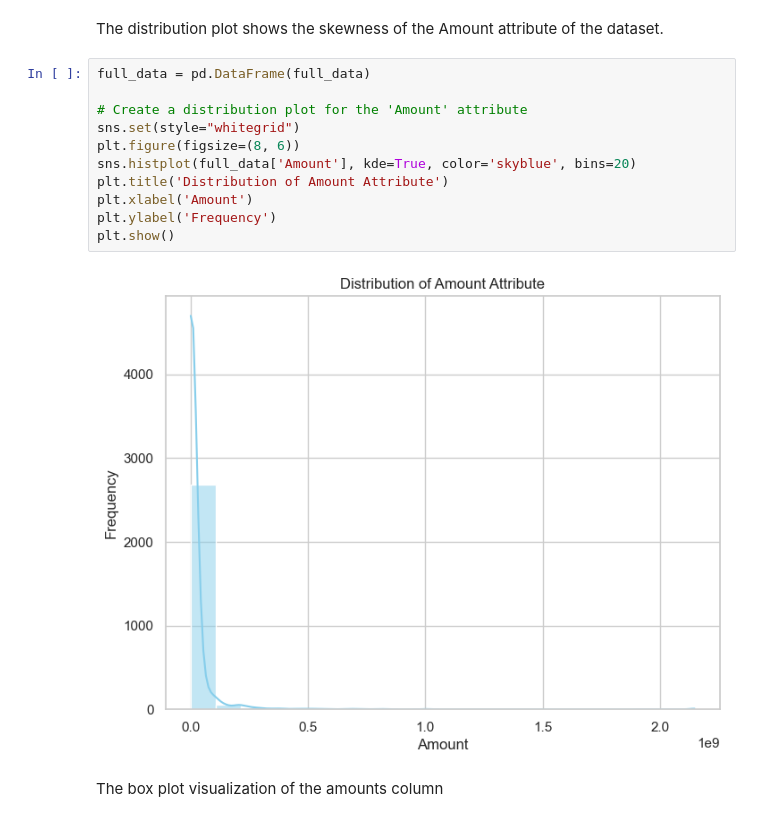
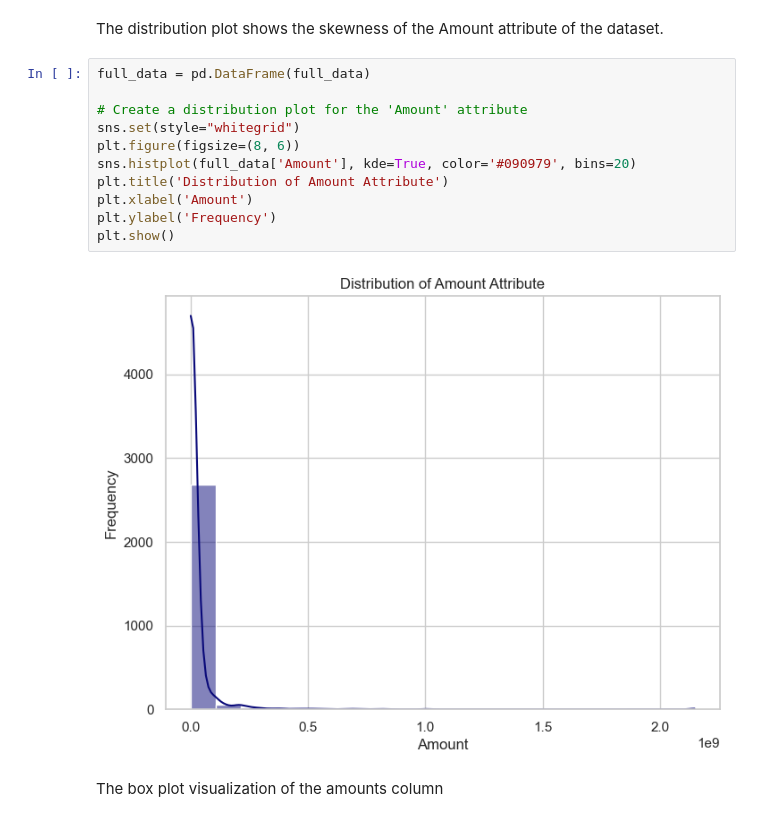
Before and after one commit to GeGe-K/Startup-Ecosystem, a Jupyter notebook: jupyter.ipynb, the cells around one changed output. Cells and saved outputs as stored; diff of their text form.

```diff
--- a/jupyter.ipynb
+++ b/jupyter.ipynb
@@ -2132,16 +2140,16 @@ The distribution plot shows the skewness of the Amount attribute of the dataset.
 # %%
 full_data = pd.DataFrame(full_data)
 
 # Create a distribution plot for the 'Amount' attribute
 sns.set(style="whitegrid")
 plt.figure(figsize=(8, 6))
-sns.histplot(full_data['Amount'], kde=True, color='skyblue', bins=20)
+sns.histplot(full_data['Amount'], kde=True, color='#090979', bins=20)
 plt.title('Distribution of Amount Attribute')
 plt.xlabel('Amount')
 plt.ylabel('Frequency')
 plt.show()
 # %% [output]
-[figure, old version]
+[figure, new version]
 # %% [markdown]
 The box plot visualization of the amounts column
 # %%
```
Also changed, not shown: parts of 51 cells of this notebook.
